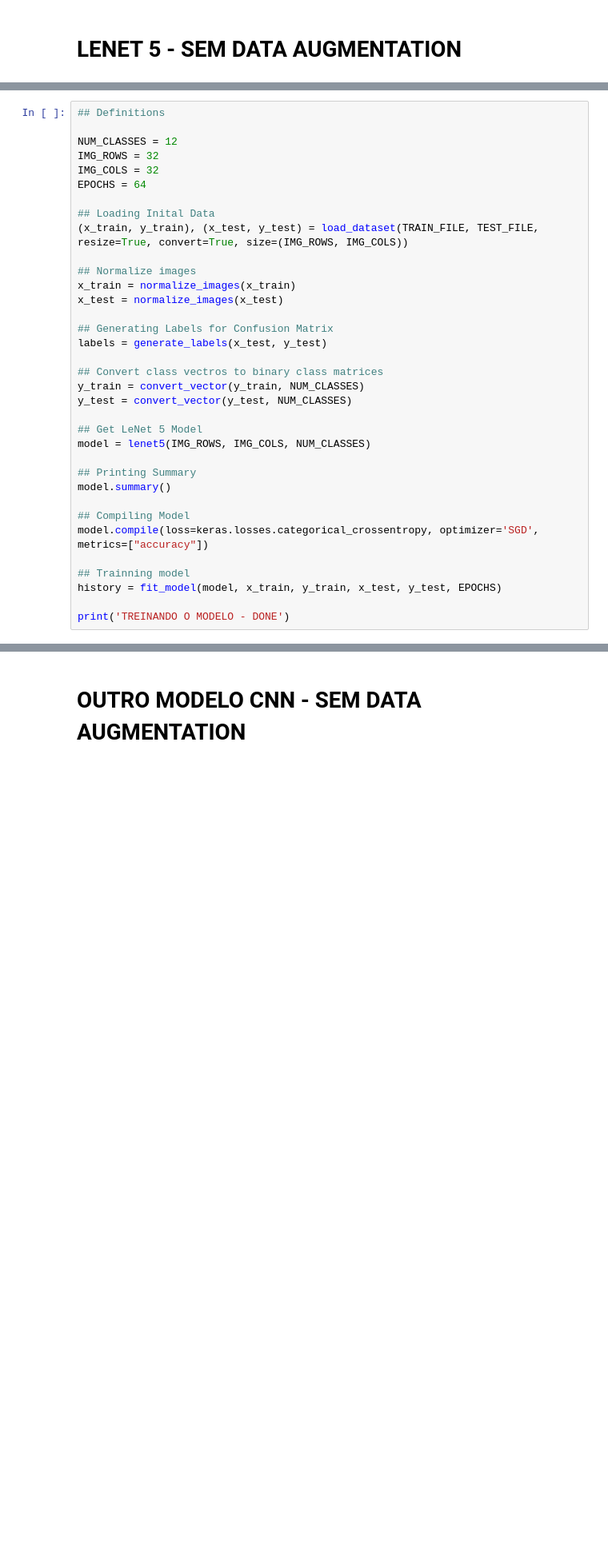
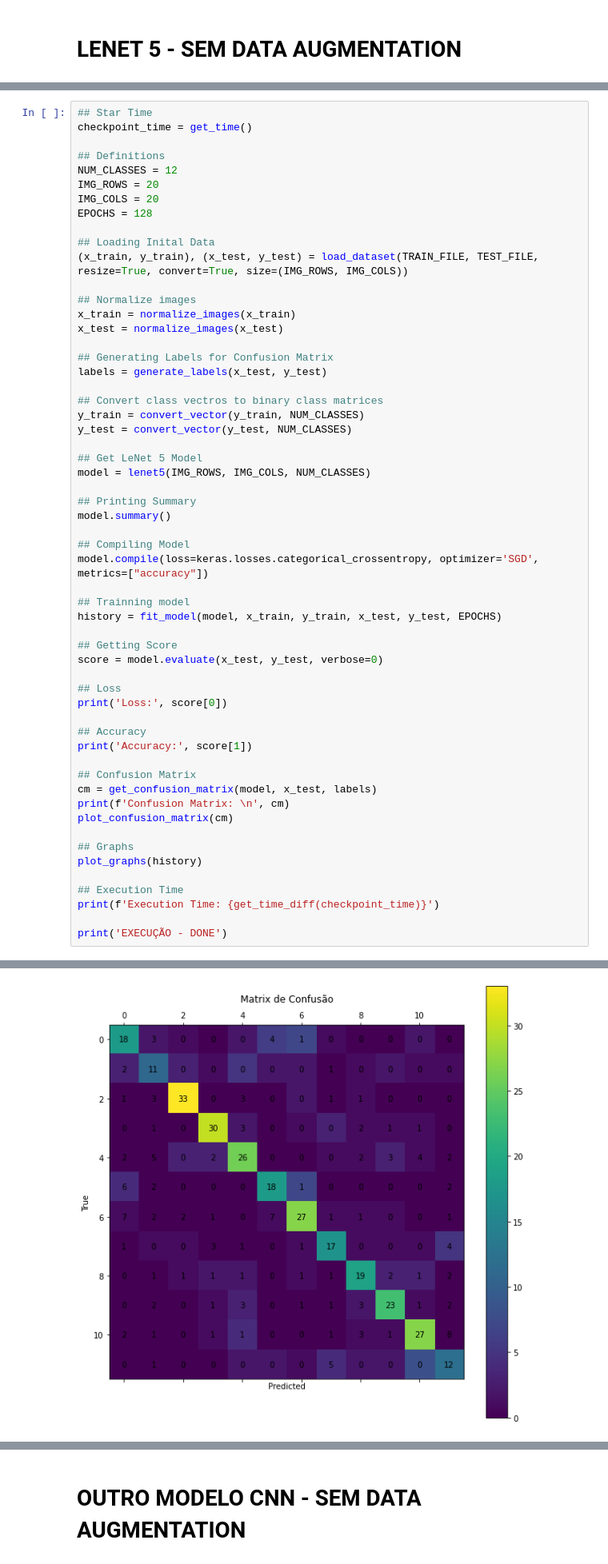
Before and after one commit to diogocezar/phd-machine-learning-lab3, a Jupyter notebook: machine_learning_lab3.ipynb, the cells around one changed output, grey strips where cells are left out. Shown at 80% size. Drawn from its saved outputs; the diff is of its cells as text; blank space fills up the shorter version.

```diff
--- a/machine_learning_lab3.ipynb
+++ b/machine_learning_lab3.ipynb
@@ -257,10 +323,12 @@ print('DEFININDO OS MODELOS - DONE')
 # %%
+## Star Time
+checkpoint_time = get_time()
+
 ## Definitions
-
 NUM_CLASSES = 12
-IMG_ROWS = 32
-IMG_COLS = 32
-EPOCHS = 64
+IMG_ROWS = 20
+IMG_COLS = 20
+EPOCHS = 128
 
 ## Loading Inital Data
 (x_train, y_train), (x_test, y_test) = load_dataset(TRAIN_FILE, TEST_FILE, resize=True, convert=True, size=(IMG_ROWS, IMG_COLS))
@@ -288,4 +356,25 @@ model.compile(loss=keras.losses.categorical_crossentropy, optimizer='SGD', metri
 ## Trainning model
 history = fit_model(model, x_train, y_train, x_test, y_test, EPOCHS)
 
-print('TREINANDO O MODELO - DONE')
+## Getting Score
+score = model.evaluate(x_test, y_test, verbose=0)
+
+## Loss
+print('Loss:', score[0])
+
+## Accuracy
+print('Accuracy:', score[1])
+
+## Confusion Matrix
+cm = get_confusion_matrix(model, x_test, labels)
+print(f'Confusion Matrix: \n', cm)
+plot_confusion_matrix(cm)
+
+## Graphs
+plot_graphs(history)
+
+## Execution Time
+print(f'Execution Time: {get_time_diff(checkpoint_time)}')
+
+print('EXECUÇÃO - DONE')
+# %% [output]
@@ -291,0 +398 @@ print('TREINANDO O MODELO - DONE')
+[figure, added]
```
Also changed, not shown: parts of 33 cells of this notebook.
